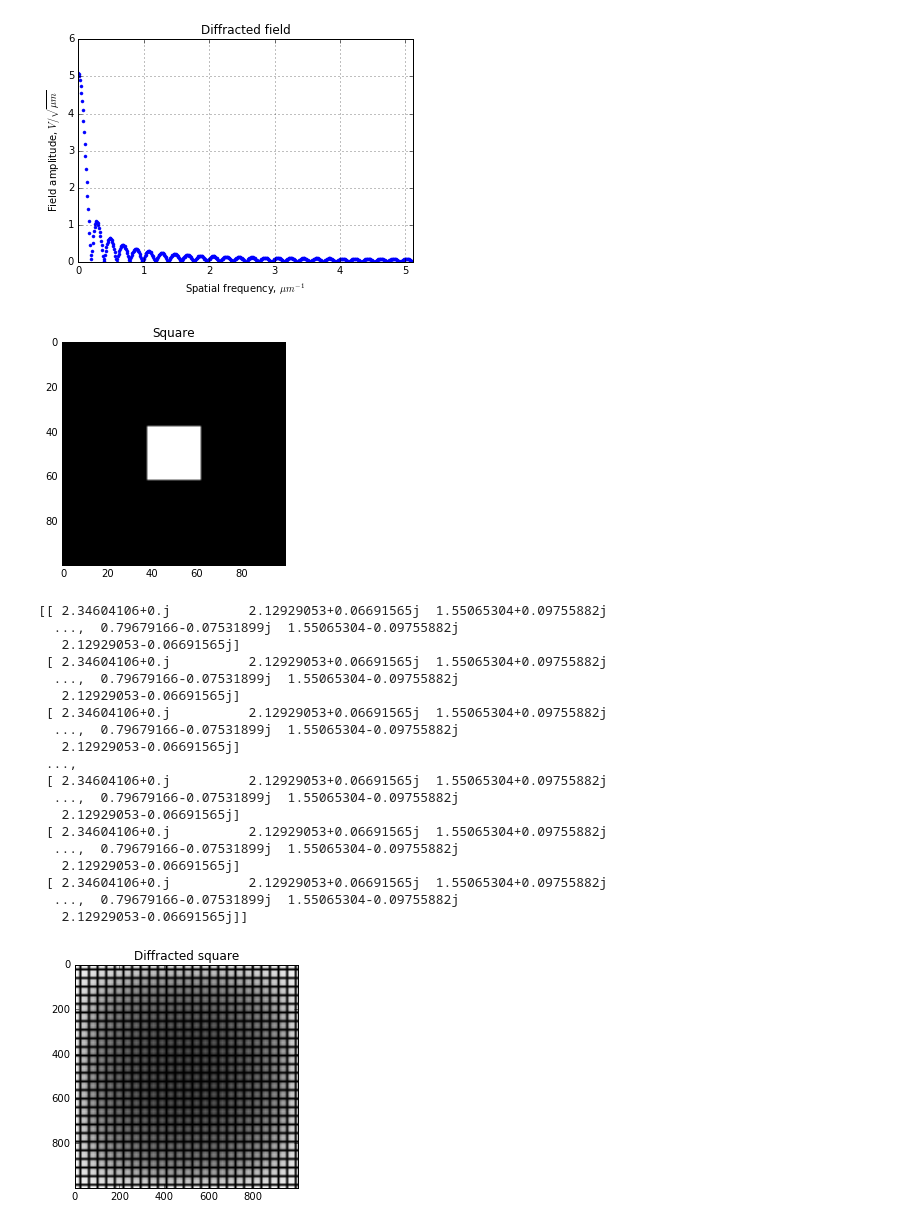
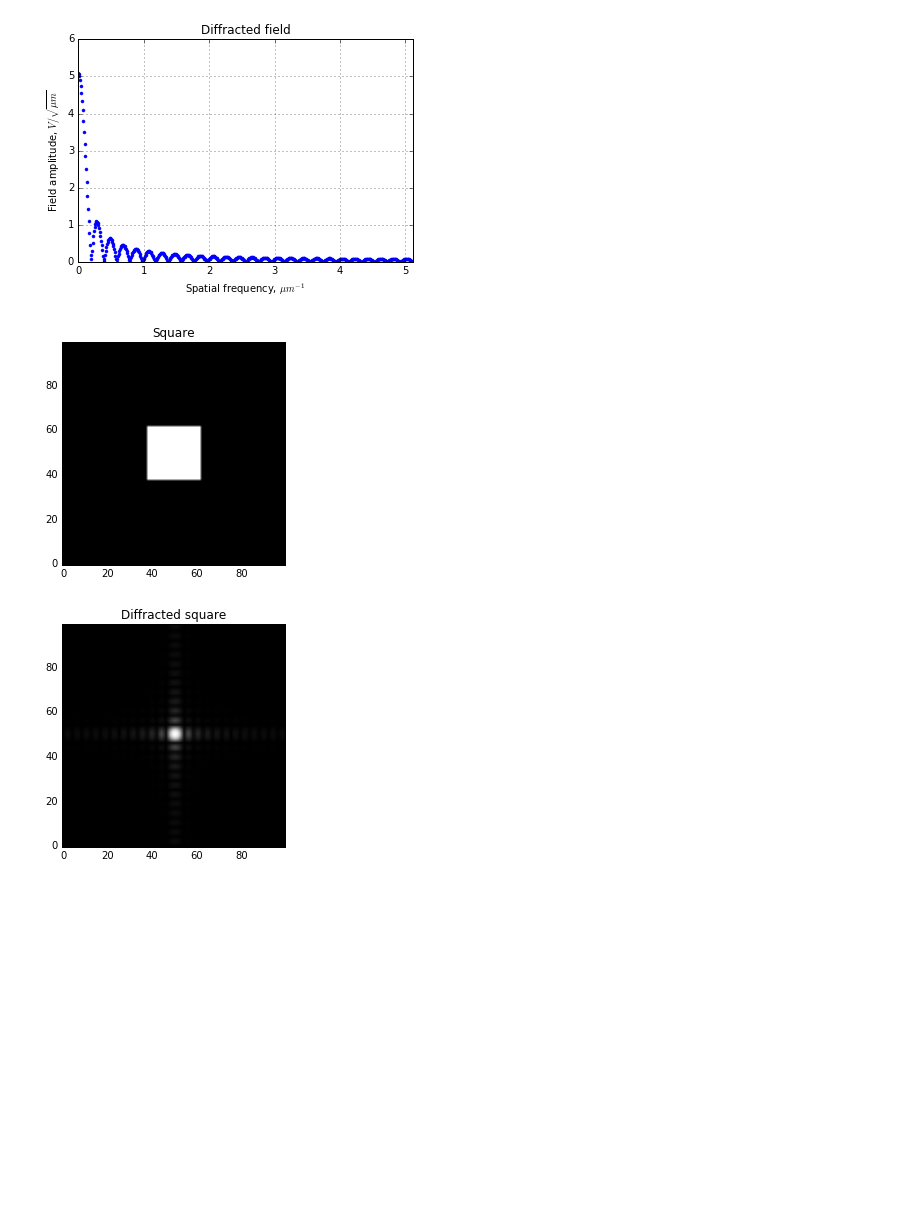
Before and after one commit to hribarjernej89/Numerical-Methods-Advanced-Mathematical-Modelling-1, a Jupyter notebook: CS7030-L6-Diffraction/diffraction.ipynb, the cells around one changed output. Drawn from its saved outputs; the diff is of its cells as text; code cells hidden in the pictures; blank space fills up the shorter version.

```diff
--- a/CS7030-L6-Diffraction/diffraction.ipynb
+++ b/CS7030-L6-Diffraction/diffraction.ipynb
@@ -89,67 +89,37 @@ t = np.linspace(start_time, stop_time, total_number_of_sample) #Odd numbers get
 # Graphing helper function
 def setup_graph(title='', x_label='', y_label='', fig_size=None):
     fig = plt.figure()
     if fig_size != None:
         fig.set_size_inches(fig_size[0], fig_size[1])
     ax = fig.add_subplot(111)
     ax.set_title(title)
     ax.set_xlabel(x_label)
     ax.set_ylabel(y_label)
 
 rect = np.linspace(0,1,total_number_of_sample)
 for i in range(len(t)):
     if((t[i] > -0.5) & (t[i] < 0.5)):
-        rect[i] = 1
+        rect[i] = 10
     elif((t[i] == 0.5) &(t[i] == -0.5)):
         rect[i] = 0.5
     else:
         rect[i] = 0
 
 
 rect1 = np.asmatrix(rect)
 rect2D=np.dot(np.transpose(rect1),rect1)
 
 plt.title("Square")
 plt.imshow(rect2D, cmap=cm.Greys_r)
 plt.show()
 # Get the FT
 
-
-diffractedField = dx * fft(fftshift(rect2D)) # The field must be rescaled by dx to get the correct units
-
-print(diffractedField)
-F = np.absolute(F); # Get the magnitude
-#F = F*F
-F = np.log(F+1); # Use log, for perceptual scaling, and +1 since log(0) is undefined
-#F = mat2gray(F); # Use mat2gray to scale the image between 0 and 1
-
-
-#plt.title("Diffracted square")
-#plt.plot(diffractedRect2D)
-#plt.show()
-test = np.absolute(diffractedRect2D)
+diffractedField = fftshift(fft2(rect2D))
+diffractedField = diffractedField
+test = np.absolute(diffractedField)
 plt.title("Diffracted square")
-plt.imshow(F, cmap=cm.Greys_r)
+plt.imshow(test, cmap=cm.Greys_r)
 plt.show()
 # %% [output]
-[figure, old version]
+[figure, new version]
-[[ 2.34604106+0.j          2.12929053+0.06691565j  1.55065304+0.09755882j
-  ...,  0.79679166-0.07531899j  1.55065304-0.09755882j
-   2.12929053-0.06691565j]
- [ 2.34604106+0.j          2.12929053+0.06691565j  1.55065304+0.09755882j
-  ...,  0.79679166-0.07531899j  1.55065304-0.09755882j
-   2.12929053-0.06691565j]
- [ 2.34604106+0.j          2.12929053+0.06691565j  1.55065304+0.09755882j
-  ...,  0.79679166-0.07531899j  1.55065304-0.09755882j
-   2.12929053-0.06691565j]
- ...,
- [ 2.34604106+0.j          2.12929053+0.06691565j  1.55065304+0.09755882j
-  ...,  0.79679166-0.07531899j  1.55065304-0.09755882j
-   2.12929053-0.06691565j]
- [ 2.34604106+0.j          2.12929053+0.06691565j  1.55065304+0.09755882j
-  ...,  0.79679166-0.07531899j  1.55065304-0.09755882j
-   2.12929053-0.06691565j]
- [ 2.34604106+0.j          2.12929053+0.06691565j  1.55065304+0.09755882j
-  ...,  0.79679166-0.07531899j  1.55065304-0.09755882j
-   2.12929053-0.06691565j]]
-[figure, old version]
+[figure, new version]
```
Also changed, not shown: parts of 5 cells of this notebook, 3 other files.
